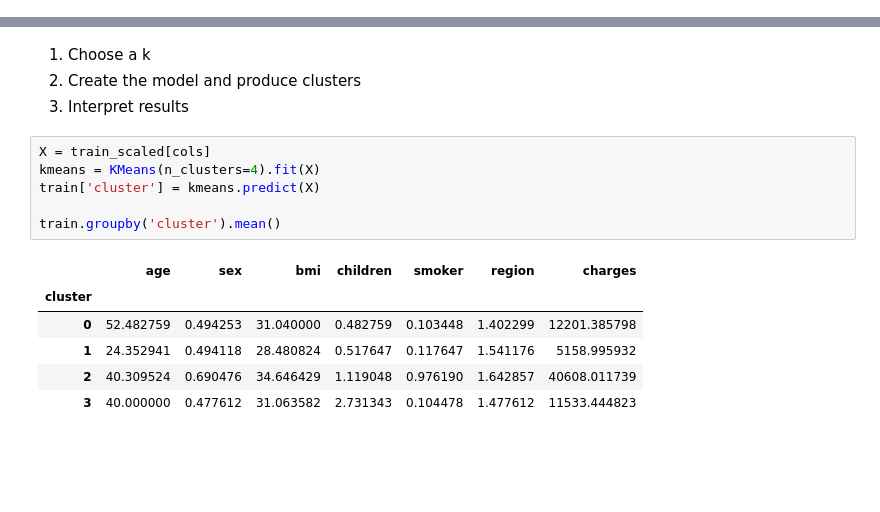
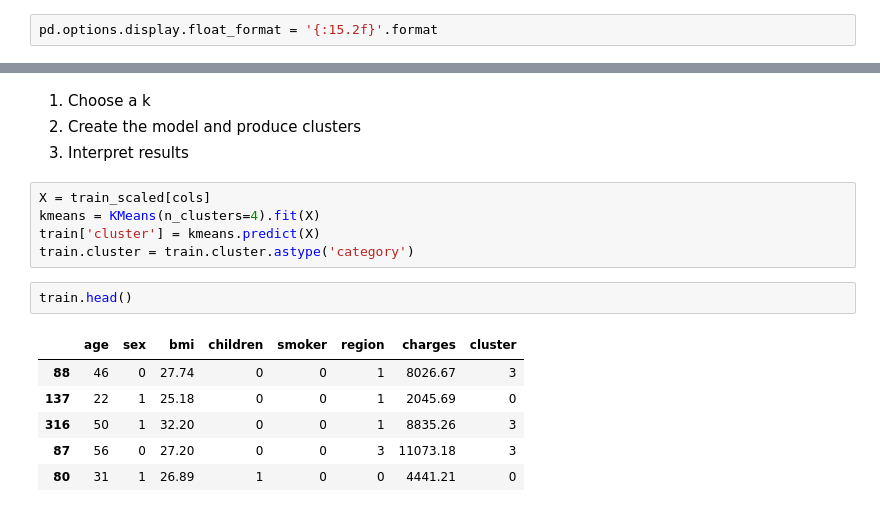
Before and after one commit to CodeupClassroom/innis-clustering-exercises, a Jupyter notebook: modeling_lesson_notes.ipynb, the cells around one changed output, grey strips where cells are left out. Saved outputs shown, nothing was run; the diff lists cells and outputs as text; blank space fills up the shorter version.

```diff
--- a/modeling_lesson_notes.ipynb
+++ b/modeling_lesson_notes.ipynb
@@ -67,0 +115,2 @@ train.groupby('cluster').mean()
+# %%
+pd.options.display.float_format = '{:15.2f}'.format
@@ -132,12 +208,13 @@ train_scaled[cols] = scaler.fit_transform(train[cols])
 X = train_scaled[cols]
 kmeans = KMeans(n_clusters=4).fit(X)
 train['cluster'] = kmeans.predict(X)
-
-train.groupby('cluster').mean()
+train.cluster = train.cluster.astype('category')
-# %% [output]
-|  | age | sex | bmi | children | smoker | region | charges |
-| cluster |  |  |  |  |  |  |  |
-| 0 | 52.482759 | 0.494253 | 31.040000 | 0.482759 | 0.103448 | 1.402299 | 12201.385798 |
-| 1 | 24.352941 | 0.494118 | 28.480824 | 0.517647 | 0.117647 | 1.541176 | 5158.995932 |
-| 2 | 40.309524 | 0.690476 | 34.646429 | 1.119048 | 0.976190 | 1.642857 | 40608.011739 |
-| 3 | 40.000000 | 0.477612 | 31.063582 | 2.731343 | 0.104478 | 1.477612 | 11533.444823 |
+# %%
+train.head()
+# %% [output]
+|  | age | sex | bmi | children | smoker | region | charges | cluster |
+| 88 | 46 | 0 | 27.74 | 0 | 0 | 1 | 8026.67 | 3 |
+| 137 | 22 | 1 | 25.18 | 0 | 0 | 1 | 2045.69 | 0 |
+| 316 | 50 | 1 | 32.20 | 0 | 0 | 1 | 8835.26 | 3 |
+| 87 | 56 | 0 | 27.20 | 0 | 0 | 3 | 11073.18 | 3 |
+| 80 | 31 | 1 | 26.89 | 1 | 0 | 0 | 4441.21 | 0 |
```
Also changed, not shown: parts of 18 cells of this notebook, 1 other file.
